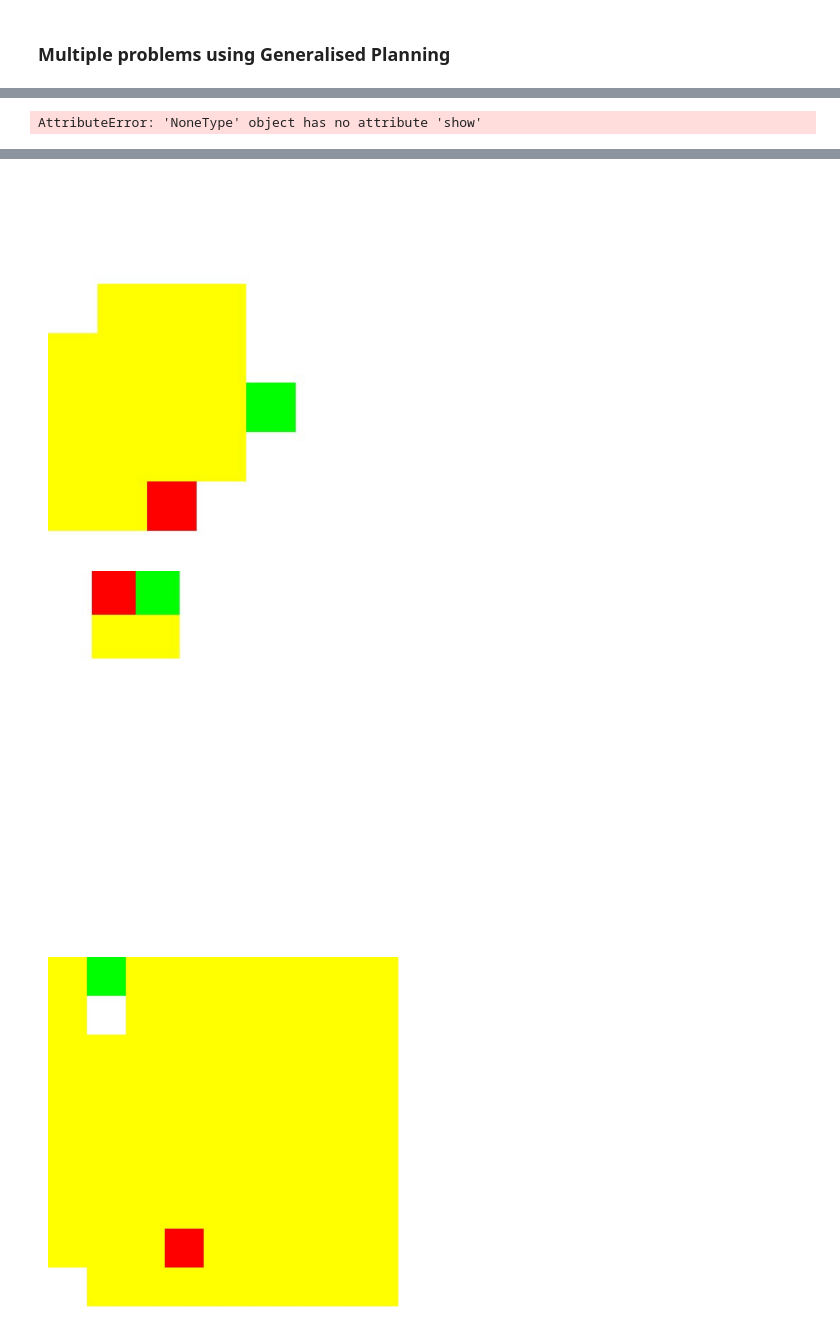
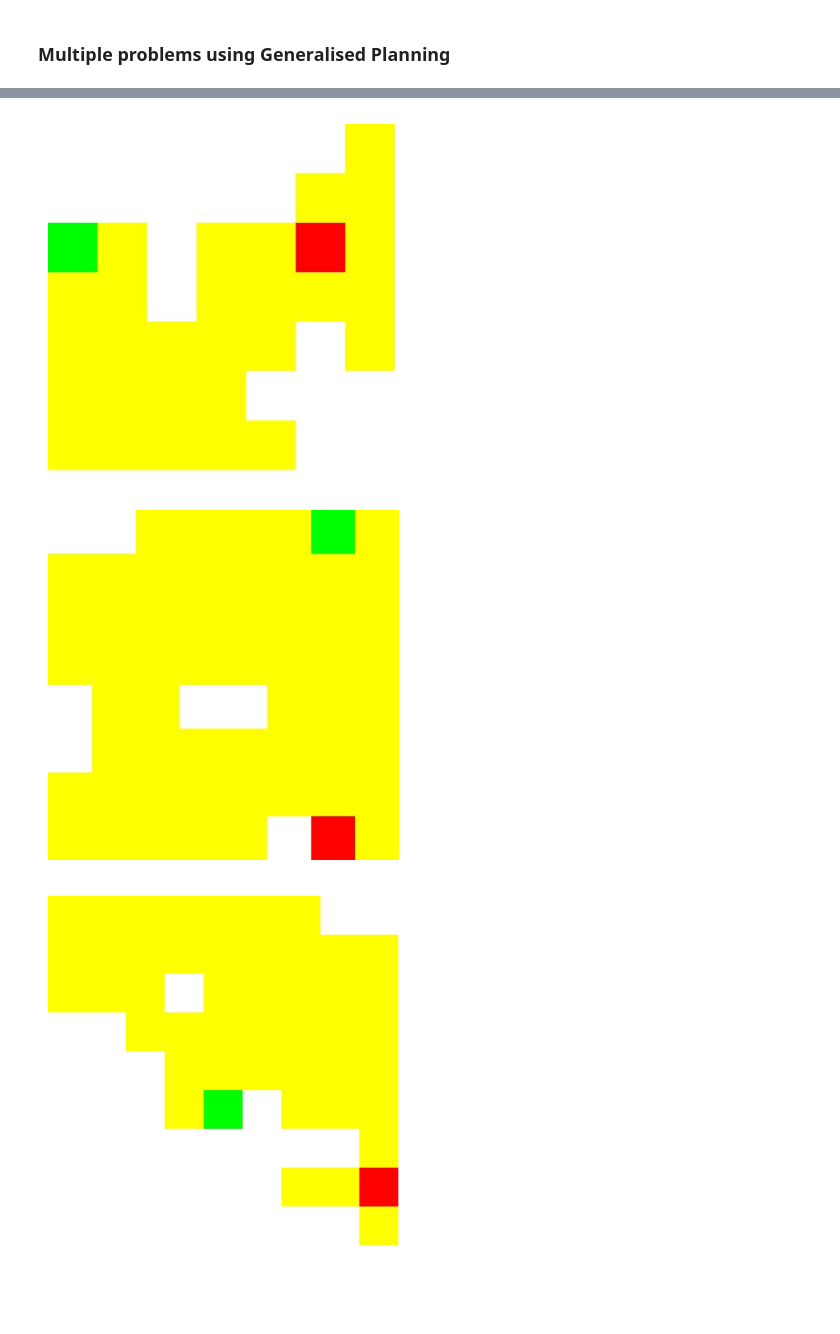
Before and after one commit to Murumu1/3YP-Generalised-Planning, a Jupyter notebook: demo.ipynb, the cells around one changed output, grey strips where cells are left out. Cells and saved outputs as stored; diff of their text form; code cells hidden in the pictures; blank space fills up the shorter version.

```diff
--- a/demo.ipynb
+++ b/demo.ipynb
@@ -183,7 +178,7 @@ psp_generator.display_images()
 # %%
-from experiments import variable_experiment
+from src.experiments import variable_experiment
 plot = variable_experiment(NonDirectionalProblemReducedMazeProblemGenerator)
-plot.show()
+plot
 # %% [output]
 [DEBUG] reduced_maze environment generated successfully
 [DEBUG] problem added
@@ -203,3 +198,2 @@ Status: PlanGenerationResultStatus.SOLVED_SATISFICING
 
 True
-AttributeError: 'NoneType' object has no attribute 'show'
@@ -211,3 +205,3 @@ AttributeError: 'NoneType' object has no attribute 'show'
-[figure, old version]
+[figure, new version]
-[figure, old version]
+[figure, new version]
-[figure, old version]
+[figure, new version]
```
Also changed, not shown: parts of 13 cells of this notebook, 8 other files.
